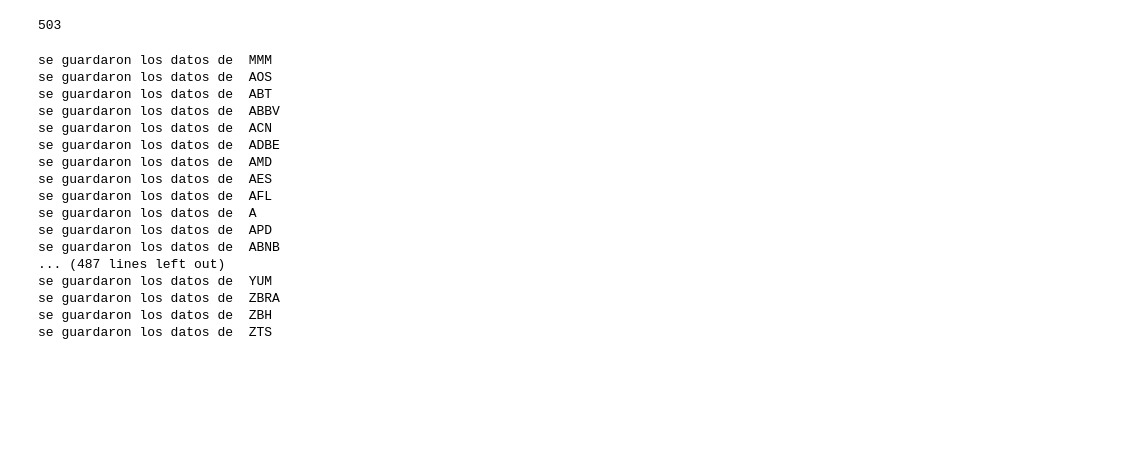
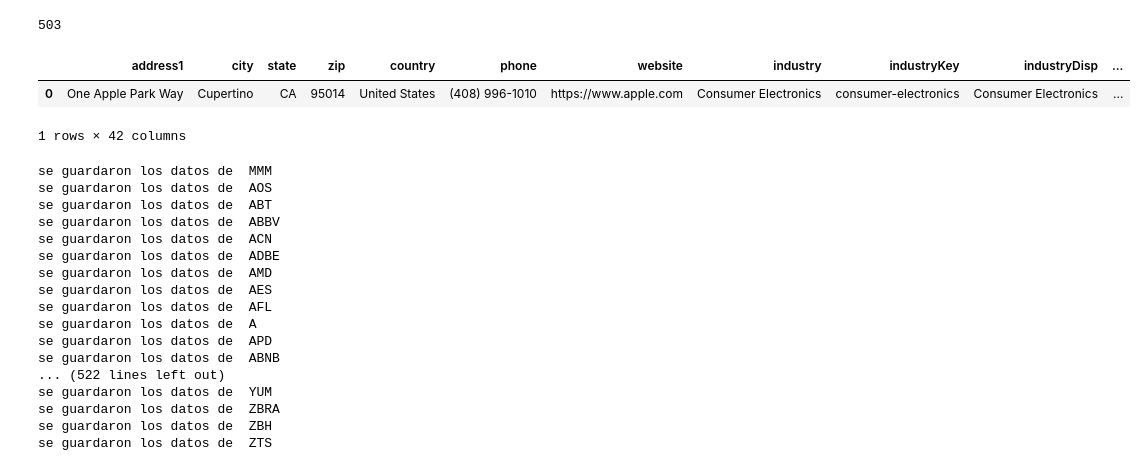
Before and after one commit to carrenogf/MCD-fundamentos-ML, a Jupyter notebook: yfinance.ipynb, the cells around one changed output. Drawn from its saved outputs; the diff is of its cells as text; code cells hidden in the pictures; blank space fills up the shorter version.

```diff
--- a/yfinance.ipynb
+++ b/yfinance.ipynb
@@ -2,6 +2,7 @@
 import yfinance as yf
 import pandas as pd
 import sqlite3
+pd.options.display.max_rows = 999
 # %%
 features = ["symbol","shortName","sector","country","fullTimeEmployees","auditRisk","overallRisk","dividendYield","payoutRatio","fiveYearAvgDividendYield","beta","forwardPE","averageVolume","marketCap","ebitdaMargins","earningsGrowth","returnOnEquity"]
 # %%
@@ -66,0 +241,9 @@ def guardar_datos(ticker):
+# %%
+ticker_data = yf.Ticker("aapl").info
+# Convertir a DataFrame y guardar en SQLite
+df = pd.DataFrame([ticker_data])
+df[[col for col in df.columns if df[col].dtype in [ 'object']]]
+# %% [output]
+|  | address1 | city | state | zip | country | phone | website | industry | industryKey | industryDisp | ... |
+| 0 | One Apple Park Way | Cupertino | CA | 95014 | United States | (408) 996-1010 | https://www.apple.com | Consumer Electronics | consumer-electronics | Consumer Electronics | ... |
+1 rows × 42 columns
@@ -67,5 +254,5 @@ def guardar_datos(ticker):
 # %%
-conn = sqlite3.connect('sp500.db')
+conn = sqlite3.connect('sp500_2.db')
 for ticker in tickers_sp500:
     try:
         guardar_datos(ticker)
@@ -87,7 +274,7 @@ se guardaron los datos de  AFL
 se guardaron los datos de  A
 se guardaron los datos de  APD
 se guardaron los datos de  ABNB
-... (487 lines left out)
+... (522 lines left out)
 se guardaron los datos de  YUM
 se guardaron los datos de  ZBRA
 se guardaron los datos de  ZBH
```
Also changed, not shown: parts of 4 cells of this notebook, 4 other files.
